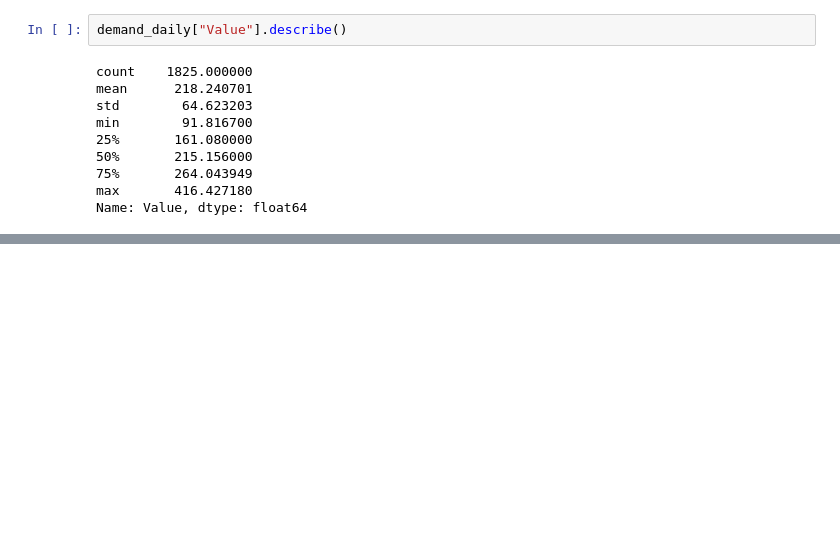
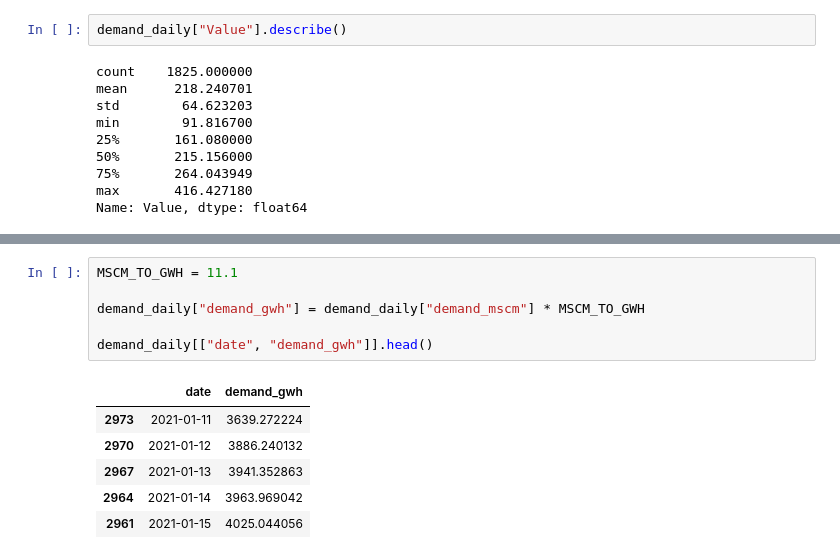
Before and after one commit to xdityx/xoserve-uk-gas-demand-forecasting, a Jupyter notebook: notebooks/data_exploration.ipynb, the cells around one changed output, grey strips where cells are left out. Saved outputs shown, nothing was run; the diff lists cells and outputs as text; blank space fills up the shorter version.

```diff
--- a/notebooks/data_exploration.ipynb
+++ b/notebooks/data_exploration.ipynb
@@ -338,0 +355,13 @@ Name: Value, dtype: float64
+# %%
+MSCM_TO_GWH = 11.1
+
+demand_daily["demand_gwh"] = demand_daily["demand_mscm"] * MSCM_TO_GWH
+
+demand_daily[["date", "demand_gwh"]].head()
+# %% [output]
+|  | date | demand_gwh |
+| 2973 | 2021-01-11 | 3639.272224 |
+| 2970 | 2021-01-12 | 3886.240132 |
+| 2967 | 2021-01-13 | 3941.352863 |
+| 2964 | 2021-01-14 | 3963.969042 |
+| 2961 | 2021-01-15 | 4025.044056 |
```
Also changed, not shown: parts of 2 cells of this notebook.
